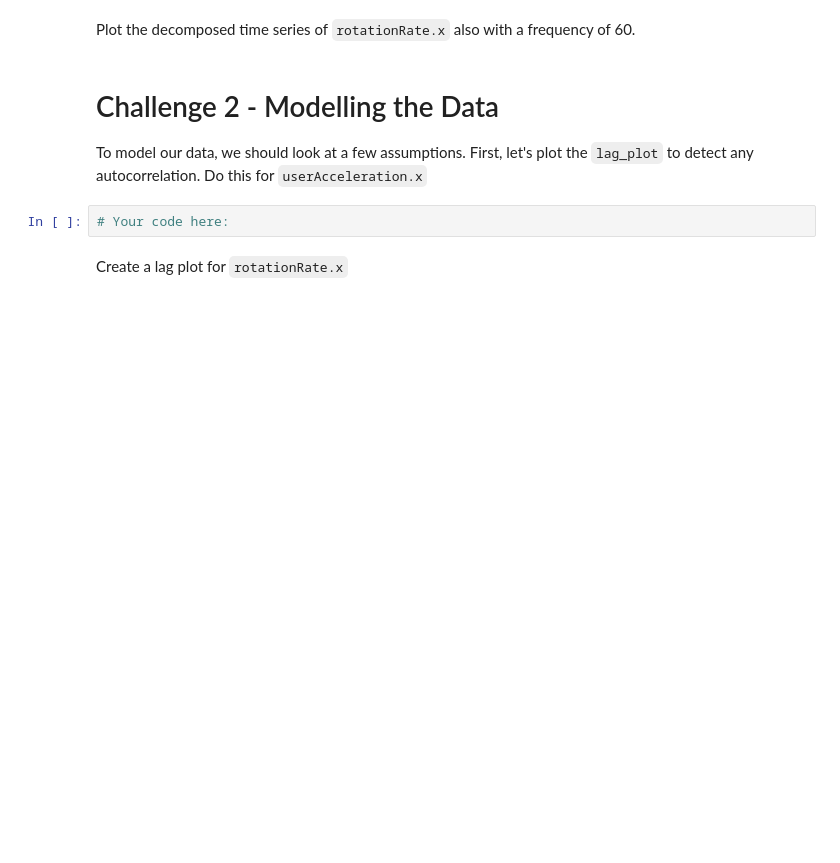
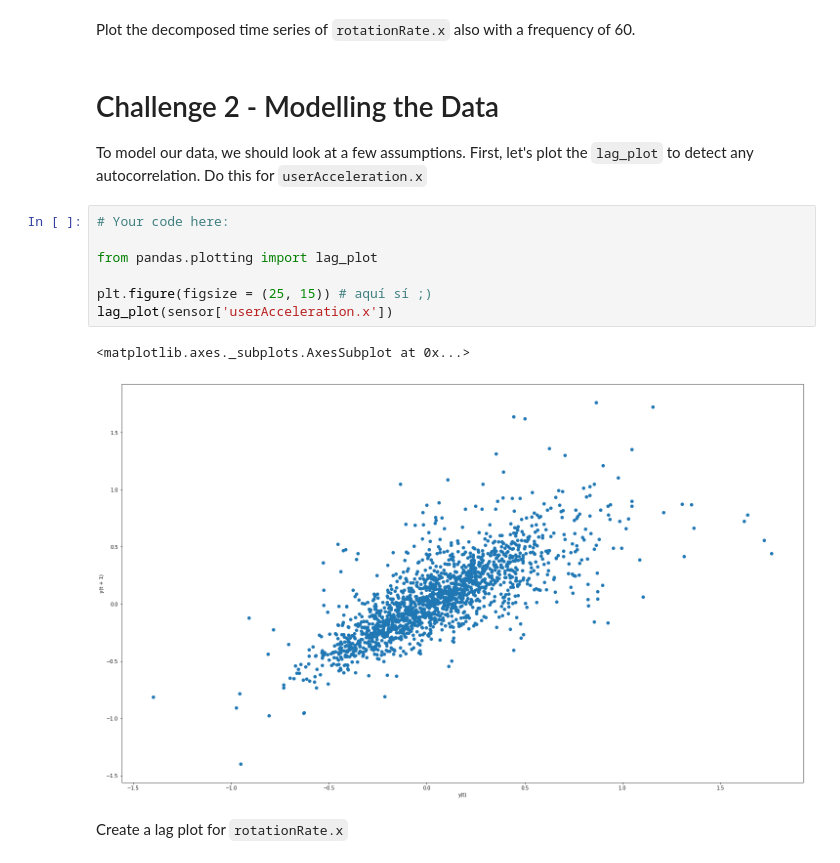
Before and after one commit to LiviaCanet/datamad0119, a Jupyter notebook: module-2/lab-time-series/your-code/main.ipynb, the cells around one changed output. Saved outputs shown, nothing was run; the diff lists cells and outputs as text; blank space fills up the shorter version.

```diff
--- a/module-2/lab-time-series/your-code/main.ipynb
+++ b/module-2/lab-time-series/your-code/main.ipynb
@@ -60,8 +132,16 @@ Plot the decomposed time series of `rotationRate.x` also with a frequency of 60.
 # Challenge 2 - Modelling the Data
 
 To model our data, we should look at a few assumptions. First, let's plot the `lag_plot` to detect any autocorrelation. Do this for `userAcceleration.x`
-# %%
-# Your code here:
+# %%
+# Your code here:
+
+from pandas.plotting import lag_plot
+
+plt.figure(figsize = (25, 15)) # aquí sí ;)
+lag_plot(sensor['userAcceleration.x'])
+# %% [output]
+<matplotlib.axes._subplots.AxesSubplot at 0x...>
+[figure, added]
 # %% [markdown]
 Create a lag plot for `rotationRate.x`
 # %%
```
Also changed, not shown: parts of 20 cells of this notebook.
